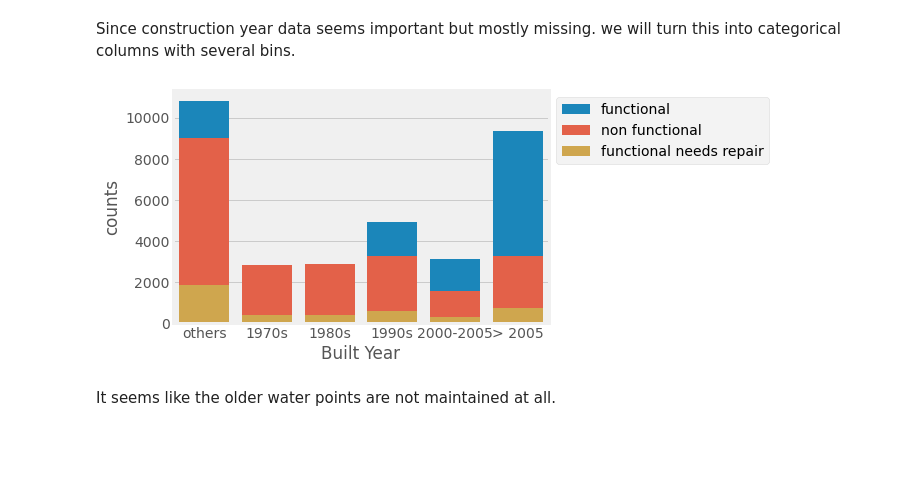
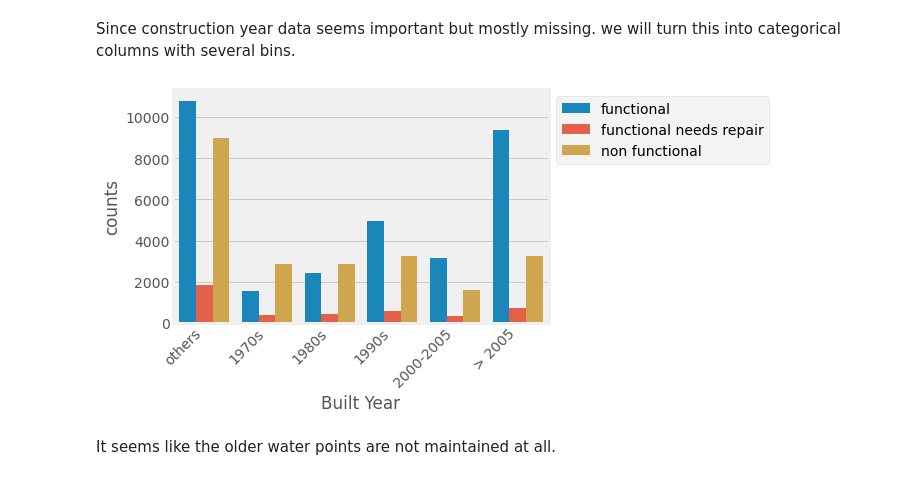
Before and after one commit to stereopickle/Tanzanian_water_pump_classificationn, a Jupyter notebook: 021.Exploratory_Data_Analysis_v2.ipynb, the cells around one changed output. Drawn from its saved outputs; the diff is of its cells as text; code cells hidden in the pictures; blank space fills up the shorter version.

```diff
--- a/021.Exploratory_Data_Analysis_v2.ipynb
+++ b/021.Exploratory_Data_Analysis_v2.ipynb
@@ -243,17 +245,19 @@ df['year_built'] = np.select(cond, vals, 'others')
 # %%
 fig = plt.figure(figsize = (6, 4))
 
-sns.countplot(hue = 'status_group', x = 'year_built', dodge = False,
-            data = df, order = ['others', '70s', '80s', '90s', '00s', 'after05'])
+sns.countplot(x = 'year_built', hue = 'status_group', data = df,
+              order = ['others', '70s', '80s', '90s', '00s', 'after05'])
 
-plt.xticks(range(0, 6), ['others', '1970s', '1980s', '1990s', '2000-2005', '> 2005'])
+plt.xticks(rotation = 45, ha = 'right', ticks = range(0, 6),
+           labels = ['others', '1970s', '1980s', '1990s', '2000-2005', '> 2005'])
 plt.xlabel('Built Year')
 plt.ylabel('counts')
 plt.legend(bbox_to_anchor = [1, 1])
 fig.patch.set_visible(False)
+
 plt.show()
 # %% [output]
-[figure, old version]
+[figure, new version]
 # %% [markdown]
 It seems like the older water points are not maintained at all.
 # %% [markdown]
```
Also changed, not shown: parts of 5 cells of this notebook, 1 other file.
